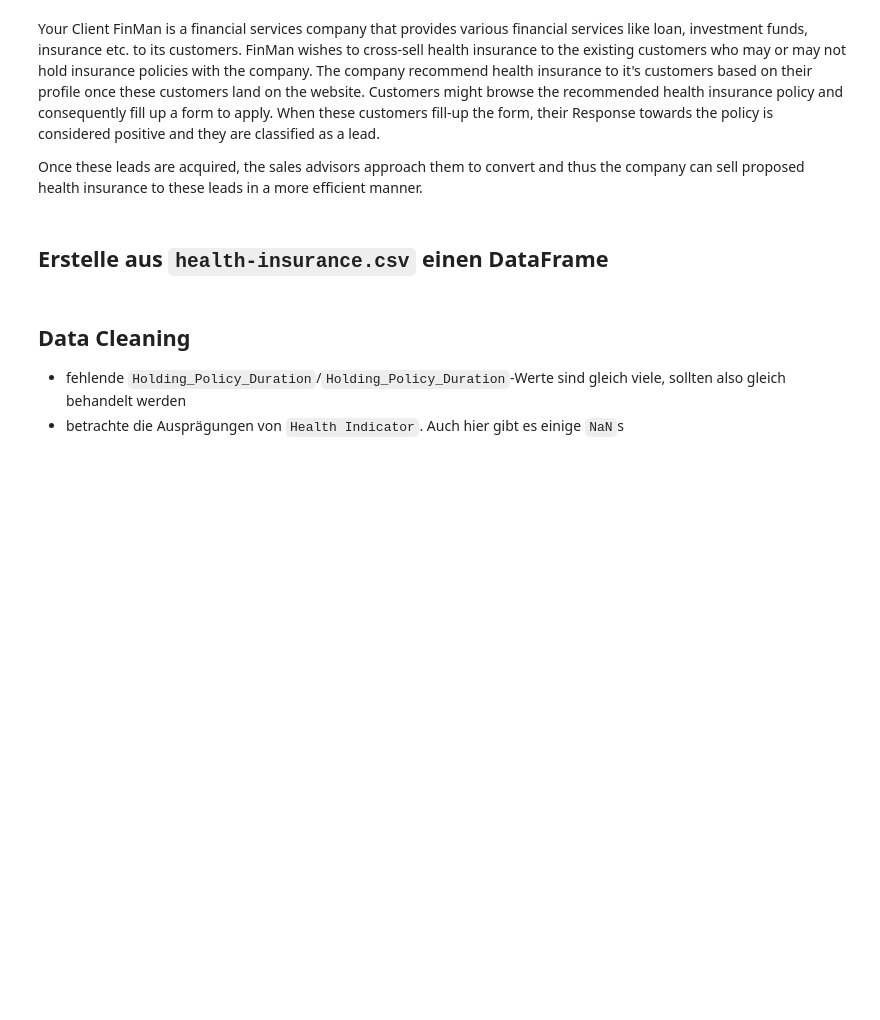
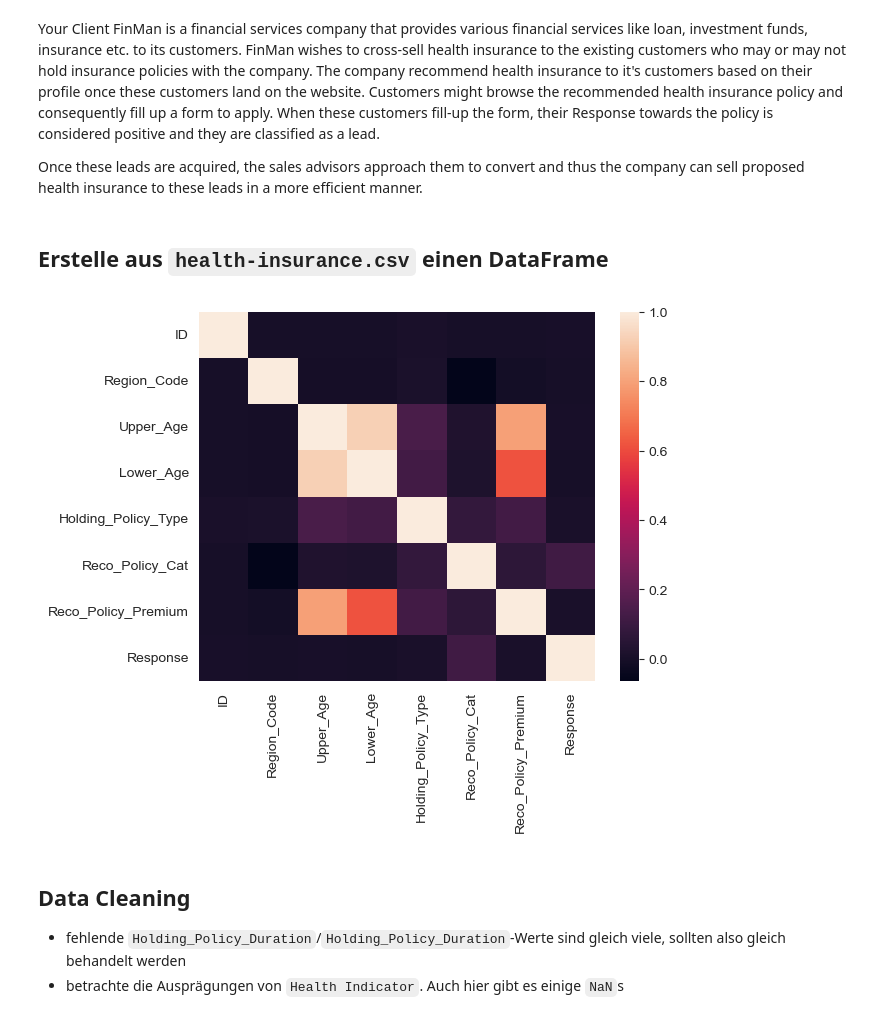
Before and after one commit to robertexplodes/pos-datascience, a Jupyter notebook: health_insurance/health-insurance.ipynb, the cells around one changed output. Cells and saved outputs as stored; diff of their text form; code cells hidden in the pictures; blank space fills up the shorter version.

```diff
--- a/health_insurance/health-insurance.ipynb
+++ b/health_insurance/health-insurance.ipynb
@@ -9,6 +13,10 @@ Once these leads are acquired, the sales advisors approach them to convert and t
 ## Erstelle aus `health-insurance.csv` einen DataFrame
 # %%
 insurance = pd.read_csv('./data/health-insurance.csv')
+# %%
+sns.heatmap(insurance.corr());
+# %% [output]
+[figure, added]
 # %% [markdown]
 ## Data Cleaning
 
```
Also changed, not shown: parts of 30 cells of this notebook, 2 other files.
